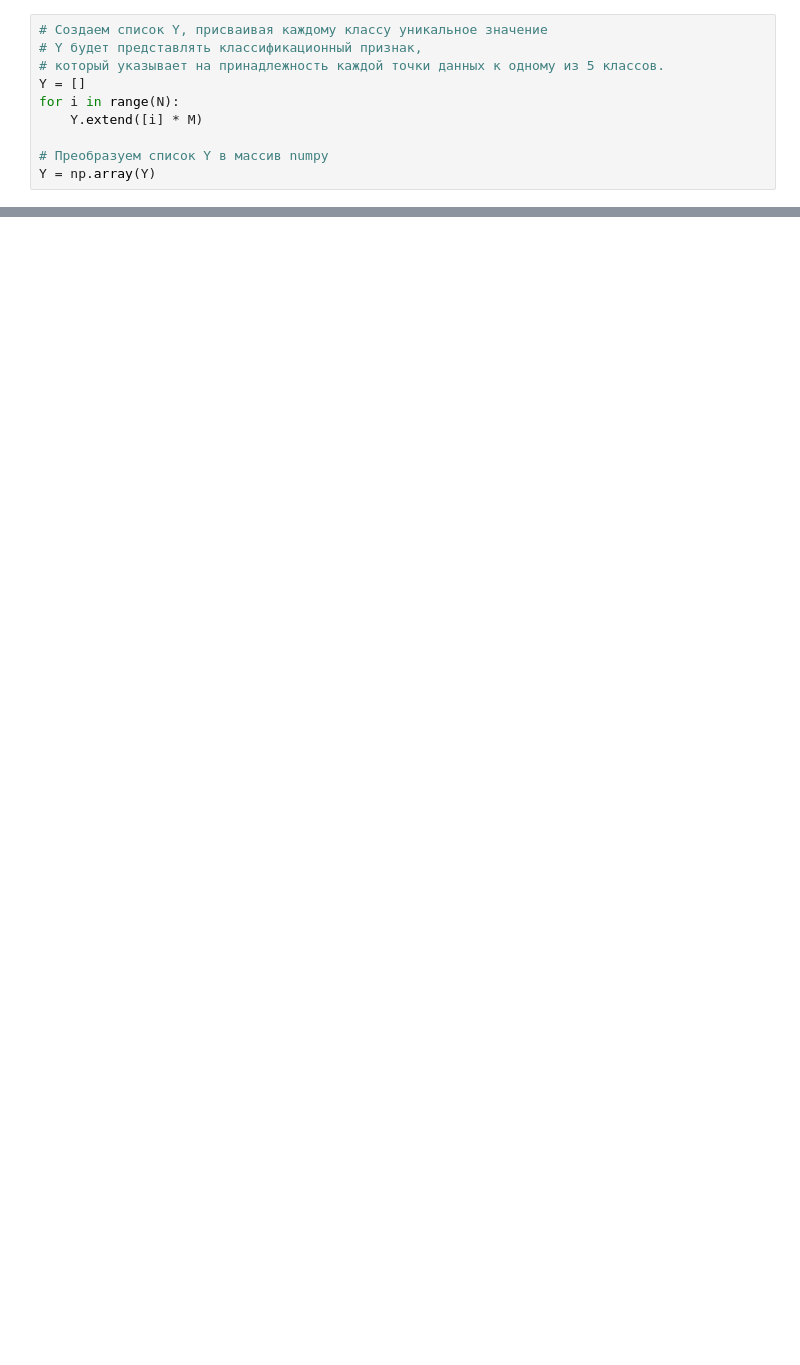
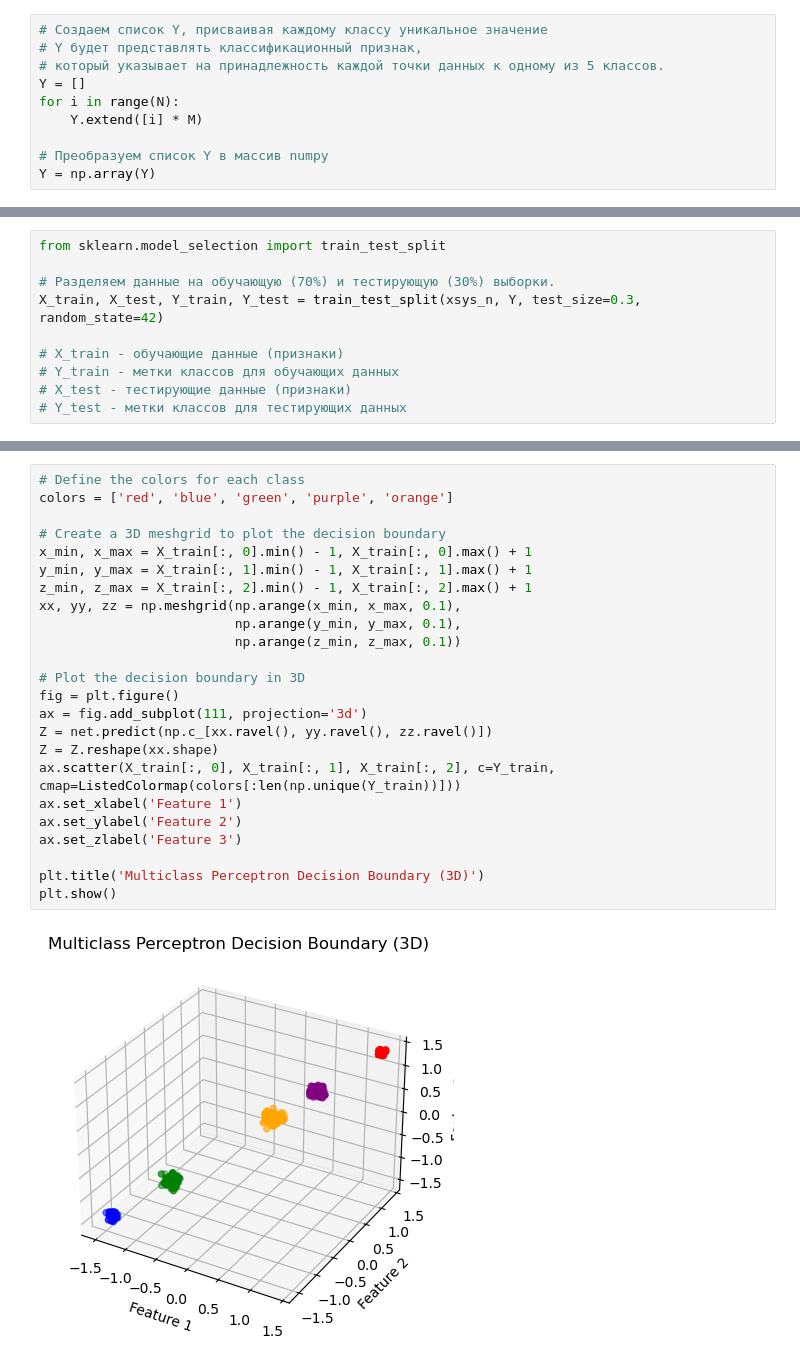
Before and after one commit to malinatrash/Nerual-Network-Technologies, a Jupyter notebook: task_one.ipynb, the cells around one changed output, grey strips where cells are left out. Cells and saved outputs as stored; diff of their text form; blank space fills up the shorter version.

```diff
--- a/task_one.ipynb
+++ b/task_one.ipynb
@@ -131,3 +131,13 @@ fig = go.Figure(data= [
 fig.show()
 # %% [output]
 [interactive output not drawn]
+# %%
+from sklearn.model_selection import train_test_split
+
+# Разделяем данные на обучающую (70%) и тестирующую (30%) выборки.
+X_train, X_test, Y_train, Y_test = train_test_split(xsys_n, Y, test_size=0.3, random_state=42)
+
+# X_train - обучающие данные (признаки)
+# Y_train - метки классов для обучающих данных
+# X_test - тестирующие данные (признаки)
+# Y_test - метки классов для тестирующих данных
@@ -133,0 +191,26 @@ fig.show()
+# %%
+# Define the colors for each class
+colors = ['red', 'blue', 'green', 'purple', 'orange']
+
+# Create a 3D meshgrid to plot the decision boundary
+x_min, x_max = X_train[:, 0].min() - 1, X_train[:, 0].max() + 1
+y_min, y_max = X_train[:, 1].min() - 1, X_train[:, 1].max() + 1
+z_min, z_max = X_train[:, 2].min() - 1, X_train[:, 2].max() + 1
+xx, yy, zz = np.meshgrid(np.arange(x_min, x_max, 0.1),
+                         np.arange(y_min, y_max, 0.1),
+                         np.arange(z_min, z_max, 0.1))
+
+# Plot the decision boundary in 3D
+fig = plt.figure()
+ax = fig.add_subplot(111, projection='3d')
+Z = net.predict(np.c_[xx.ravel(), yy.ravel(), zz.ravel()])
+Z = Z.reshape(xx.shape)
+ax.scatter(X_train[:, 0], X_train[:, 1], X_train[:, 2], c=Y_train, cmap=ListedColormap(colors[:len(np.unique(Y_train))]))
+ax.set_xlabel('Feature 1')
+ax.set_ylabel('Feature 2')
+ax.set_zlabel('Feature 3')
+
+plt.title('Multiclass Perceptron Decision Boundary (3D)')
+plt.show()
+# %% [output]
+[figure, added]
```
Also changed, not shown: parts of 12 cells of this notebook.
